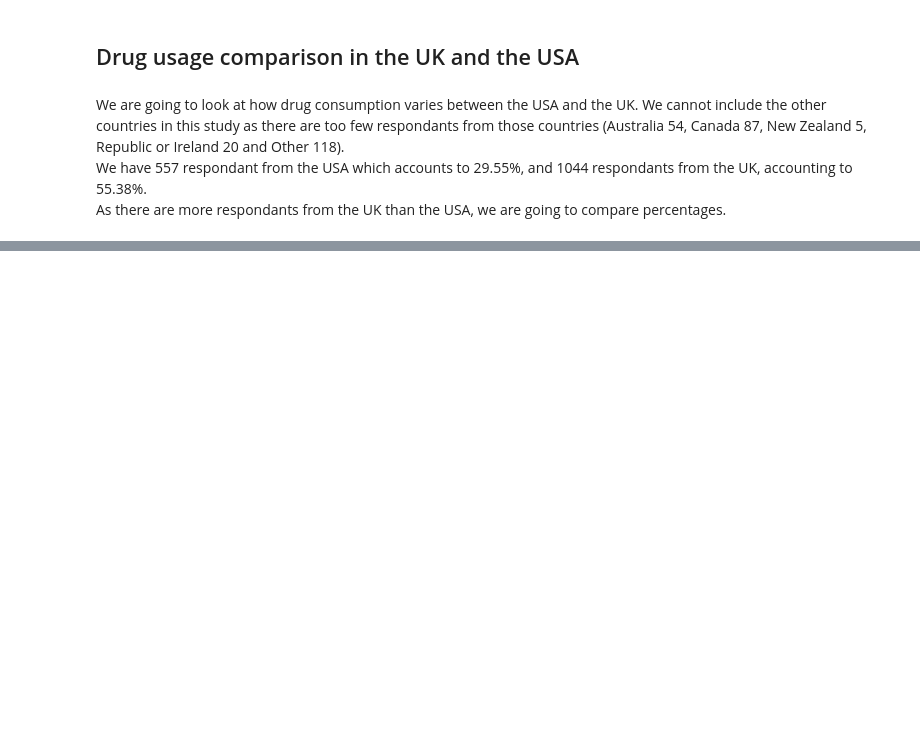
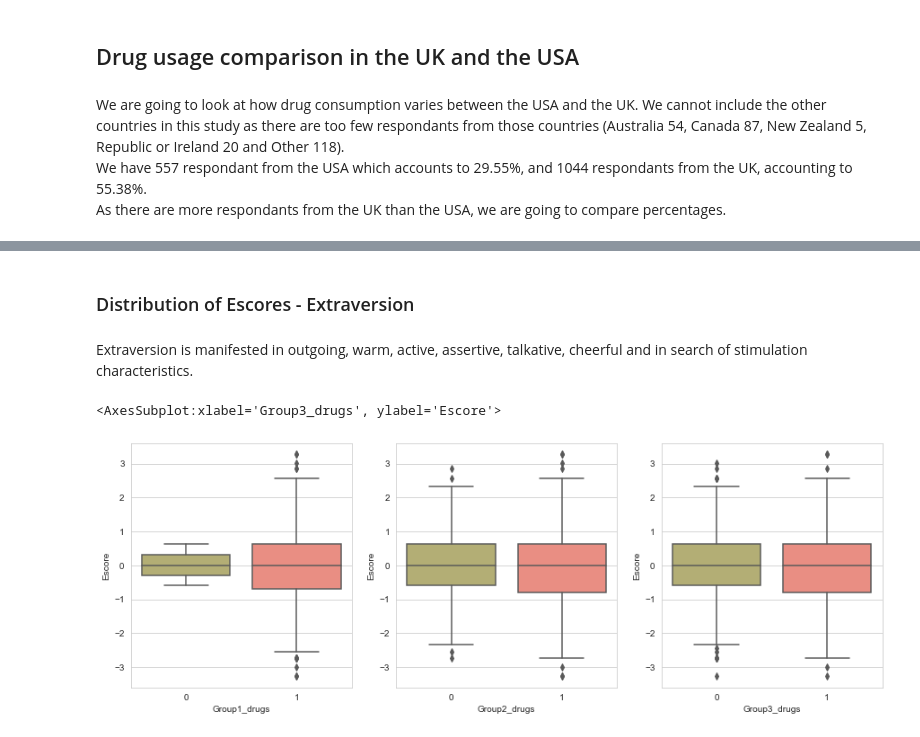
Before and after one commit to SebastianRoetten/Personality_vs_drug_use, a Jupyter notebook: EDA_Laura.ipynb, the cells around one changed output, grey strips where cells are left out. Drawn from its saved outputs; the diff is of its cells as text; code cells hidden in the pictures; blank space fills up the shorter version.

```diff
--- a/EDA_Laura.ipynb
+++ b/EDA_Laura.ipynb
@@ -373,0 +393,14 @@ ax2.set_xticklabels(drugs_cat, rotation=90, size = 12);
+# %% [markdown]
+### Distribution of Escores - Extraversion
+# %% [markdown]
+Extraversion is manifested in outgoing, warm, active, assertive, talkative, cheerful and in search of stimulation characteristics.
+# %%
+f, axes = plt.subplots(1,3, figsize=(15,5))
+sns.set_palette(custom_palette_drugs)
+
+sns.boxplot(y="Escore", x="Group1_drugs" , data=df2, ax=axes[0])
+sns.boxplot(y="Escore", x="Group2_drugs" , data=df2, ax=axes[1])
+sns.boxplot(y="Escore", x="Group3_drugs" , data=df2, ax=axes[2])
+# %% [output]
+<AxesSubplot:xlabel='Group3_drugs', ylabel='Escore'>
+[figure, added]
```
Also changed, not shown: parts of 21 cells of this notebook.
